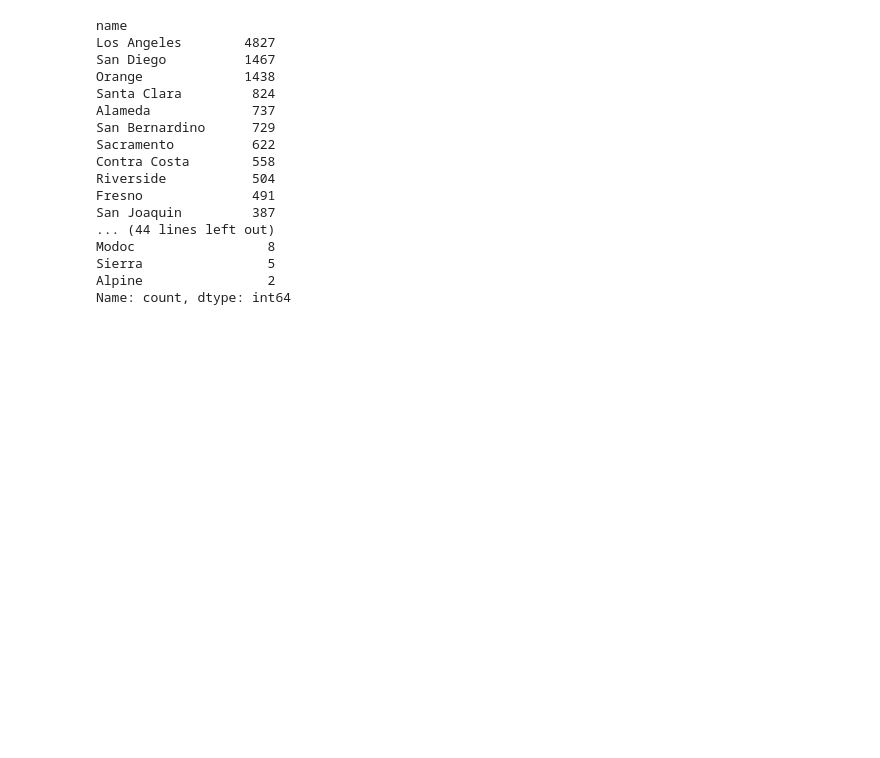
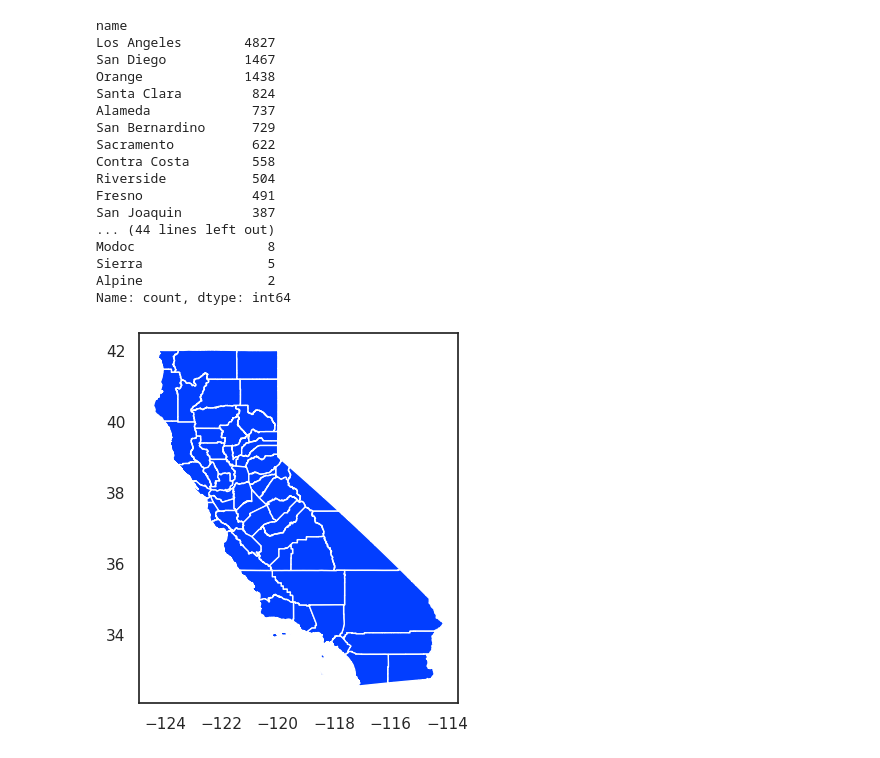
Before and after one commit to HilarioMarques/Regressao_preco_casas_California_Kaggle, a Jupyter notebook: notebooks/GeoPandas .ipynb, the cells around one changed output. Drawn from its saved outputs; the diff is of its cells as text; code cells hidden in the pictures; blank space fills up the shorter version.

```diff
--- a/notebooks/GeoPandas .ipynb
+++ b/notebooks/GeoPandas .ipynb
@@ -482,3 +482,7 @@ Modoc                 8
 Sierra                5
 Alpine                2
 Name: count, dtype: int64
+# %%
+gdf_counties.plot();
+# %% [output]
+[figure, added]
```
Also changed, not shown: parts of 1 cell of this notebook.
